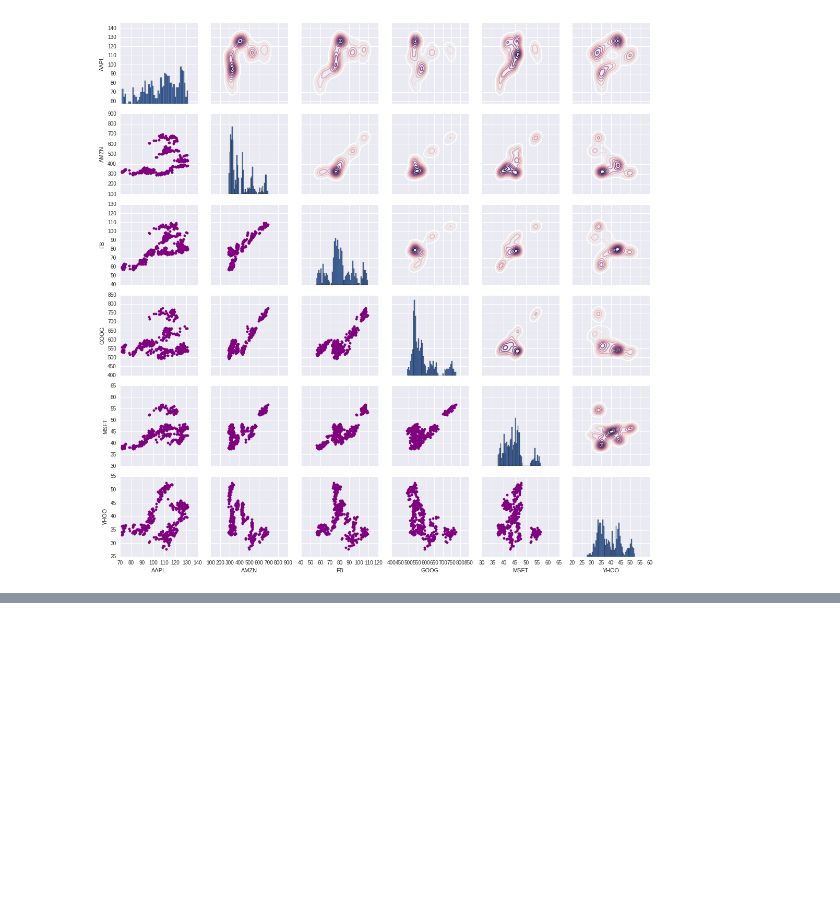
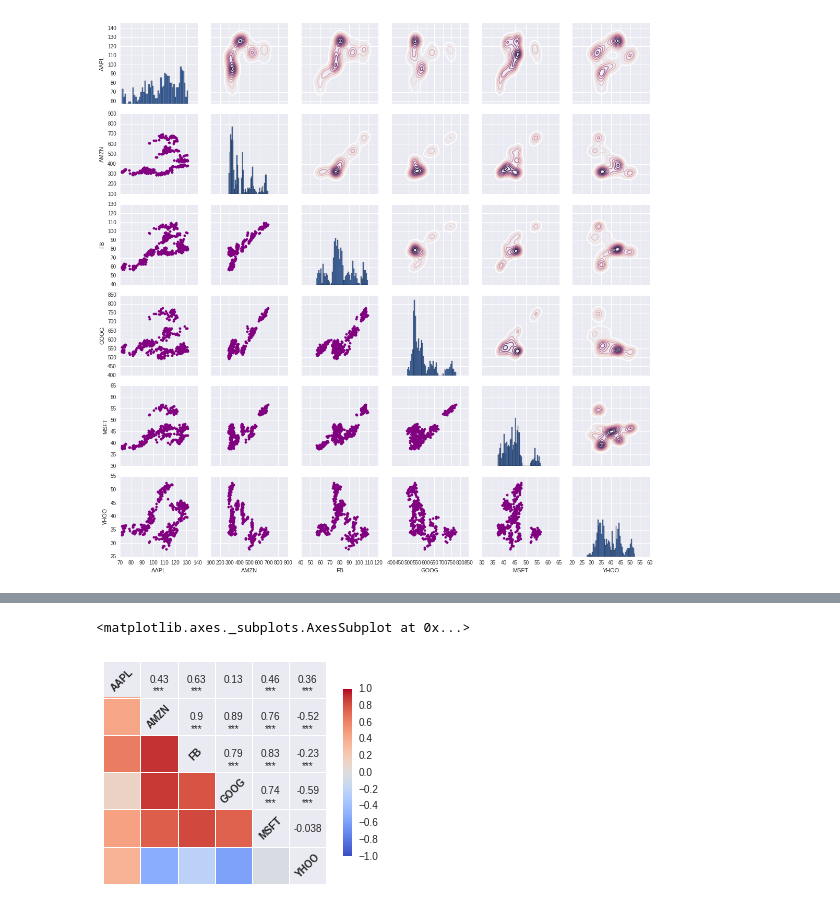
Before and after one commit to inferno9004/Stock-Market-Analysis, a Jupyter notebook: stock_market.ipynb, the cells around one changed output, grey strips where cells are left out. Saved outputs shown, nothing was run; the diff lists cells and outputs as text; code cells hidden in the pictures; blank space fills up the shorter version.

```diff
--- a/stock_market.ipynb
+++ b/stock_market.ipynb
@@ -133,0 +140,5 @@ pairs_returns.map_diag(plt.hist, bins = 50)
+# %%
+sns.corrplot(closing_stock_df.dropna(), annot=True)
+# %% [output]
+<matplotlib.axes._subplots.AxesSubplot at 0x...>
+[figure, added]
```
Also changed, not shown: parts of 14 cells of this notebook.
